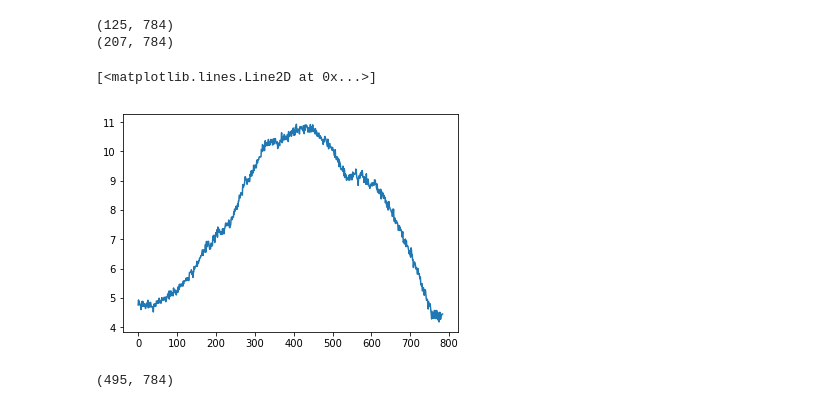
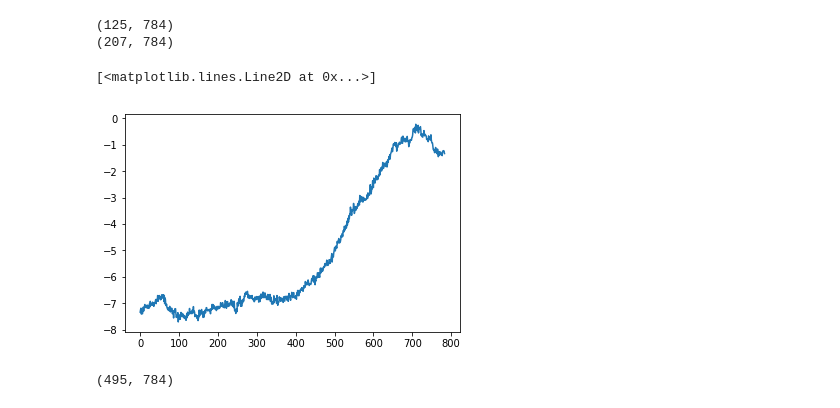
Before and after one commit to lvboodvl/anomaly_detection_sync, a Jupyter notebook: data_gen_new.ipynb, the cells around one changed output. Saved outputs shown, nothing was run; the diff lists cells and outputs as text; code cells hidden in the pictures.

```diff
--- a/data_gen_new.ipynb
+++ b/data_gen_new.ipynb
@@ -66,10 +66,10 @@ print(np.shape(TE_gps2))
 (125, 784)
 (207, 784)
 # %%
-plt.plot(TE_gps2[203])
+plt.plot(TE_gps2[23])
 # %% [output]
 [<matplotlib.lines.Line2D at 0x...>]
-[figure, old version]
+[figure, new version]
 # %%
 normal_datas = np.concatenate((TE_bbu,TE_gps))
 # %%
```
Also changed, not shown: parts of 8 cells of this notebook, 7 other files.
